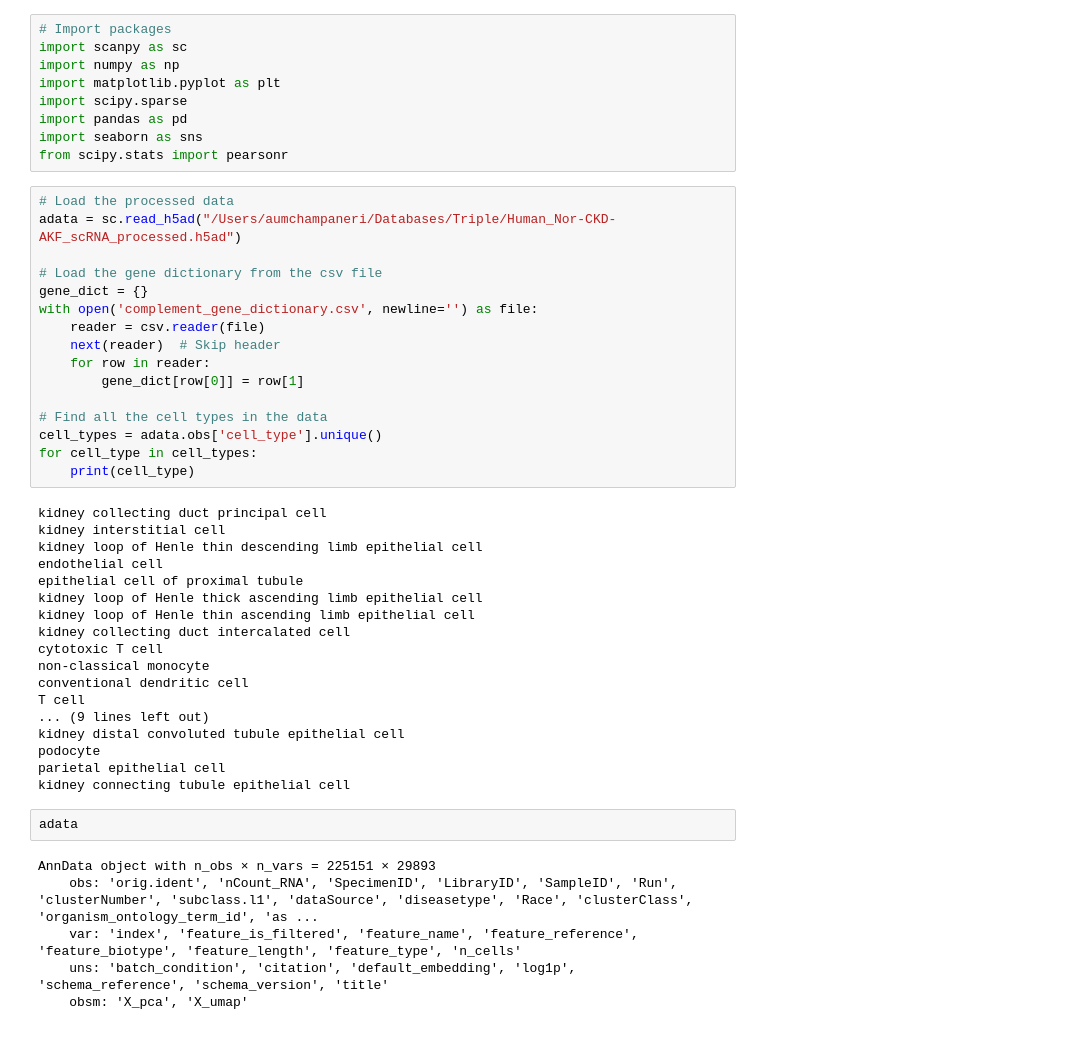
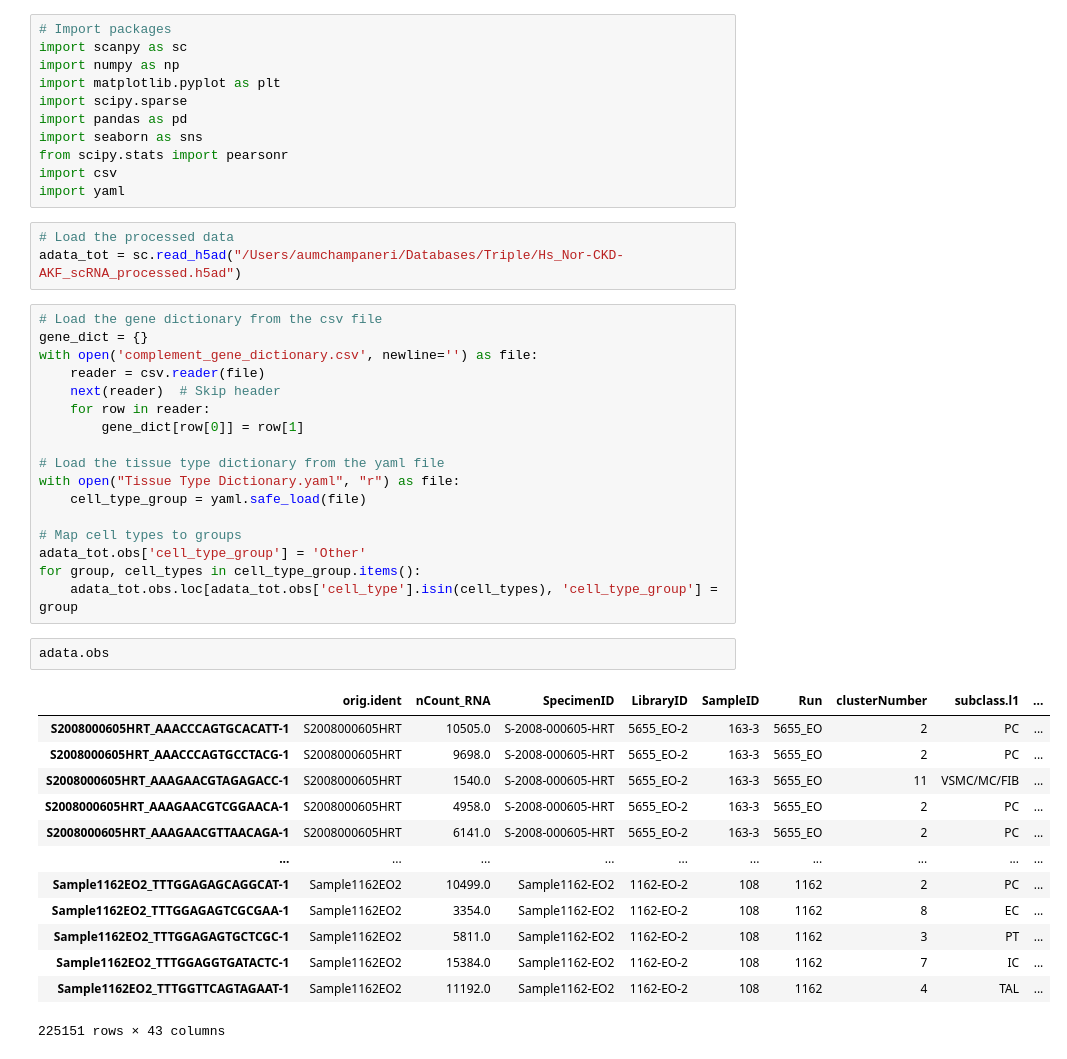
Before and after one commit to aumchampaneri/Biochemistry-BS, a Jupyter notebook: Complement in Disease/testing code.ipynb, the cells around one changed output. Drawn from its saved outputs; the diff is of its cells as text.

Commit message:
Update UMAP processing and visualization: modify file paths, add disease parameter to umap_gene_expression, and implement cell type grouping

```diff
--- a/Complement in Disease/testing code.ipynb
+++ b/Complement in Disease/testing code.ipynb
@@ -7,10 +7,12 @@ import scipy.sparse
 import pandas as pd
 import seaborn as sns
 from scipy.stats import pearsonr
+import csv
+import yaml
+# %%
+# Load the processed data
+adata_tot = sc.read_h5ad("/Users/aumchampaneri/Databases/Triple/Hs_Nor-CKD-AKF_scRNA_processed.h5ad")
 # %%
-# Load the processed data
-adata = sc.read_h5ad("/Users/aumchampaneri/Databases/Triple/Human_Nor-CKD-AKF_scRNA_processed.h5ad")
-
 # Load the gene dictionary from the csv file
 gene_dict = {}
 with open('complement_gene_dictionary.csv', newline='') as file:
@@ -19,33 +21,27 @@ with open('complement_gene_dictionary.csv', newline='') as file:
     for row in reader:
         gene_dict[row[0]] = row[1]
 
-# Find all the cell types in the data
-cell_types = adata.obs['cell_type'].unique()
-for cell_type in cell_types:
-    print(cell_type)
+# Load the tissue type dictionary from the yaml file
+with open("Tissue Type Dictionary.yaml", "r") as file:
+    cell_type_group = yaml.safe_load(file)
+
+# Map cell types to groups
+adata_tot.obs['cell_type_group'] = 'Other'
+for group, cell_types in cell_type_group.items():
+    adata_tot.obs.loc[adata_tot.obs['cell_type'].isin(cell_types), 'cell_type_group'] = group
-# %% [output]
-kidney collecting duct principal cell
-kidney interstitial cell
-kidney loop of Henle thin descending limb epithelial cell
-endothelial cell
-epithelial cell of proximal tubule
-kidney loop of Henle thick ascending limb epithelial cell
-kidney loop of Henle thin ascending limb epithelial cell
-kidney collecting duct intercalated cell
-cytotoxic T cell
-non-classical monocyte
-conventional dendritic cell
-T cell
-... (9 lines left out)
-kidney distal convoluted tubule epithelial cell
-podocyte
-parietal epithelial cell
-kidney connecting tubule epithelial cell
 # %%
-adata
+adata.obs
 # %% [output]
+|  | orig.ident | nCount_RNA | SpecimenID | LibraryID | SampleID | Run | clusterNumber | subclass.l1 | ... |
+| S2008000605HRT_AAACCCAGTGCACATT-1 | S2008000605HRT | 10505.0 | S-2008-000605-HRT | 5655_EO-2 | 163-3 | 5655_EO | 2 | PC | ... |
+| S2008000605HRT_AAACCCAGTGCCTACG-1 | S2008000605HRT | 9698.0 | S-2008-000605-HRT | 5655_EO-2 | 163-3 | 5655_EO | 2 | PC | ... |
+| S2008000605HRT_AAAGAACGTAGAGACC-1 | S2008000605HRT | 1540.0 | S-2008-000605-HRT | 5655_EO-2 | 163-3 | 5655_EO | 11 | VSMC/MC/FIB | ... |
+| S2008000605HRT_AAAGAACGTCGGAACA-1 | S2008000605HRT | 4958.0 | S-2008-000605-HRT | 5655_EO-2 | 163-3 | 5655_EO | 2 | PC | ... |
+| S2008000605HRT_AAAGAACGTTAACAGA-1 | S2008000605HRT | 6141.0 | S-2008-000605-HRT | 5655_EO-2 | 163-3 | 5655_EO | 2 | PC | ... |
+| ... | ... | ... | ... | ... | ... | ... | ... | ... | ... |
+| Sample1162EO2_TTTGGAGAGCAGGCAT-1 | Sample1162EO2 | 10499.0 | Sample1162-EO2 | 1162-EO-2 | 108 | 1162 | 2 | PC | ... |
+| Sample1162EO2_TTTGGAGAGTCGCGAA-1 | Sample1162EO2 | 3354.0 | Sample1162-EO2 | 1162-EO-2 | 108 | 1162 | 8 | EC | ... |
+| Sample1162EO2_TTTGGAGAGTGCTCGC-1 | Sample1162EO2 | 5811.0 | Sample1162-EO2 | 1162-EO-2 | 108 | 1162 | 3 | PT | ... |
+| Sample1162EO2_TTTGGAGGTGATACTC-1 | Sample1162EO2 | 15384.0 | Sample1162-EO2 | 1162-EO-2 | 108 | 1162 | 7 | IC | ... |
+| Sample1162EO2_TTTGGTTCAGTAGAAT-1 | Sample1162EO2 | 11192.0 | Sample1162-EO2 | 1162-EO-2 | 108 | 1162 | 4 | TAL | ... |
-AnnData object with n_obs × n_vars = 225151 × 29893
-    obs: 'orig.ident', 'nCount_RNA', 'SpecimenID', 'LibraryID', 'SampleID', 'Run', 'clusterNumber', 'subclass.l1', 'dataSource', 'diseasetype', 'Race', 'clusterClass', 'organism_ontology_term_id', 'as ...
-    var: 'index', 'feature_is_filtered', 'feature_name', 'feature_reference', 'feature_biotype', 'feature_length', 'feature_type', 'n_cells'
-    uns: 'batch_condition', 'citation', 'default_embedding', 'log1p', 'schema_reference', 'schema_version', 'title'
-    obsm: 'X_pca', 'X_umap'
+225151 rows × 43 columns
```
Also changed, not shown: parts of 6 cells of this notebook, 3 other files.
